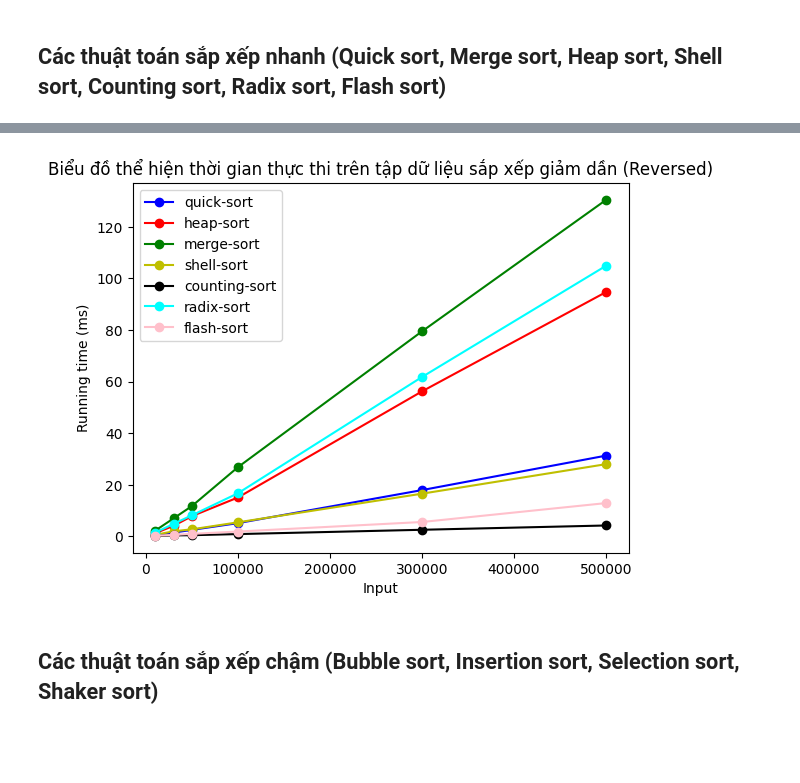
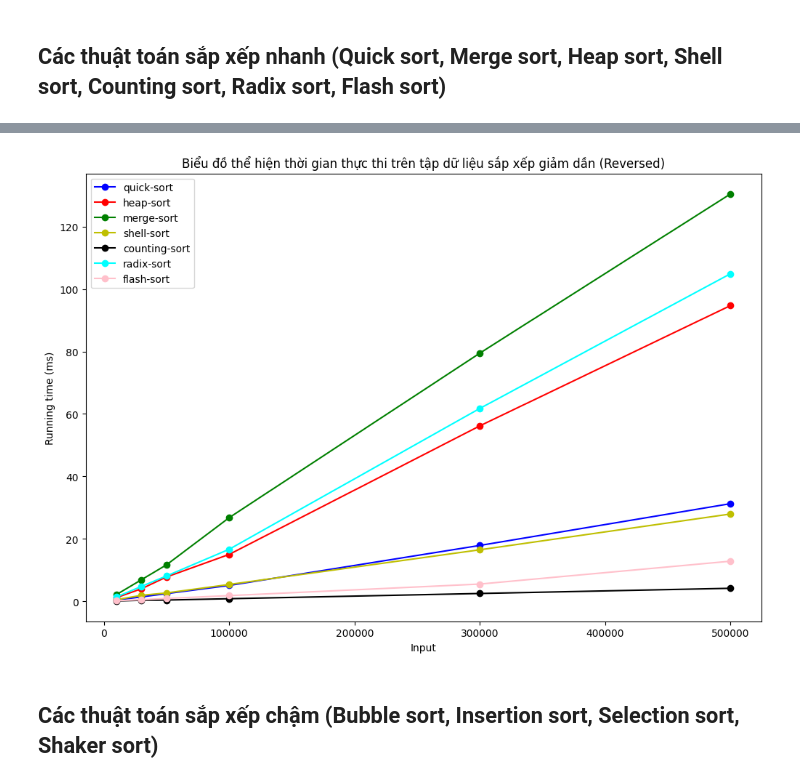
Before and after one commit to cungryan28/test, a Jupyter notebook: Chart_sort.ipynb, the cells around one changed output, grey strips where cells are left out. Cells and saved outputs as stored; diff of their text form; code cells hidden in the pictures; blank space fills up the shorter version.

```diff
--- a/Chart_sort.ipynb
+++ b/Chart_sort.ipynb
@@ -180,4 +186,5 @@ plt.show()
 # %%
+plt.figure(figsize=(12, 8))
 filtered_data_quick = data[
     (data['Algorithm'] == 'quick-sort') & (data['Data Order'] == 'Reversed')
 ]
@@ -203,34 +210,34 @@ filtered_data_flash = data[
 # input data
 data_size = [10000, 30000, 50000, 100000, 300000, 500000]
 quick_sort = filtered_data_quick['Running Time (ms)']
 merge_sort = filtered_data_merge['Running Time (ms)']
 heap_sort = filtered_data_heap['Running Time (ms)']
 shell_sort = filtered_data_shell['Running Time (ms)']
 counting_sort = filtered_data_counting['Running Time (ms)']
 radix_sort = filtered_data_radix['Running Time (ms)']
 flash_sort = filtered_data_flash['Running Time (ms)']
 
 plt.plot(data_size, quick_sort, marker='o', linestyle='-', color='b', label='quick-sort')
 plt.plot(data_size, heap_sort, marker='o', linestyle='-', color='r', label='heap-sort')
 plt.plot(data_size, merge_sort, marker='o', linestyle='-', color='g', label='merge-sort')
 plt.plot(data_size, shell_sort, marker='o', linestyle='-', color='y', label='shell-sort')
 
 plt.plot(data_size, counting_sort, marker='o', linestyle='-', color='black', label='counting-sort')
 plt.plot(data_size, radix_sort, marker='o', linestyle='-', color='aqua', label='radix-sort')
 plt.plot(data_size, flash_sort, marker='o', linestyle='-', color='pink', label='flash-sort')
 
 
 # Thêm tiêu đề và nhãn
 plt.title("Biểu đồ thể hiện thời gian thực thi trên tập dữ liệu sắp xếp giảm dần (Reversed)")
 plt.xlabel("Input")
 plt.ylabel("Running time (ms)")
 plt.legend()  # Hiển thị chú thích
 
 # Hiển thị biểu đồ
 plt.savefig('./img/time/fast/rev.png', dpi=300)
 plt.show()
 # %% [output]
-[figure, old version]
+[figure, new version]
 # %% [markdown]
 ## Các thuật toán sắp xếp chậm (Bubble sort, Insertion sort, Selection sort, Shaker sort)
 # %%
```
Also changed, not shown: parts of 19 cells of this notebook, 20 other files.
